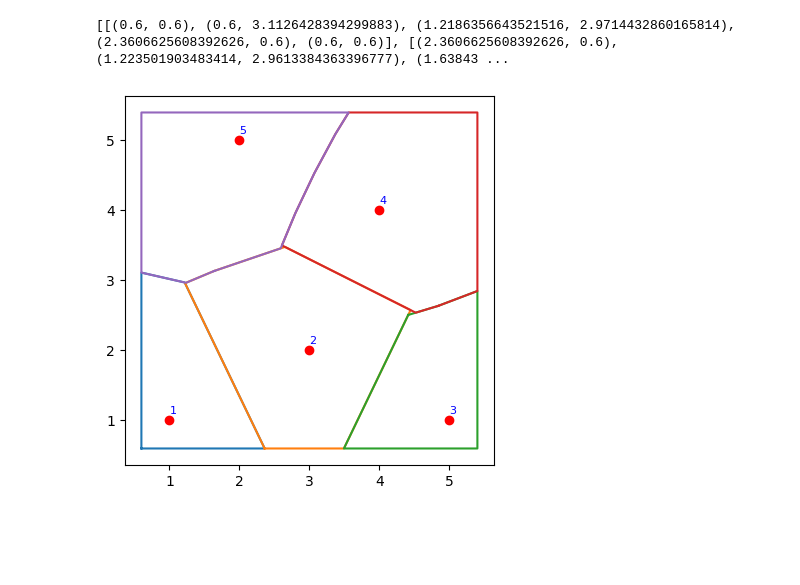
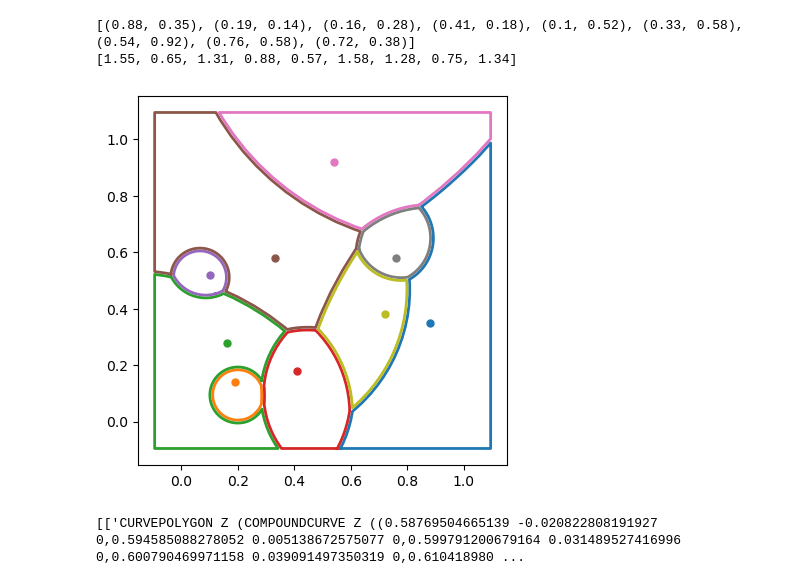
Before and after one commit to mauriciodev/pymwv, a Jupyter notebook: pymwv.ipynb, the cells around one changed output. Drawn from its saved outputs; the diff is of its cells as text; code cells hidden in the pictures; blank space fills up the shorter version.

Commit message:
Fix notebook with varying weights

```diff
--- a/pymwv.ipynb
+++ b/pymwv.ipynb
@@ -145,34 +170,0 @@ def create_extent(points):
-# %%
-points = [
-    (1, 1),
-    (3, 2),
-    (5, 1),
-    (4, 4),
-    (2, 5)
-]
-weights = [1.11, 1.12, 1.13, 1.1, 1.2]
-
-sites = [{'p': p, 'w': w} for p, w in zip(points, weights)]
-extent = create_extent(points)
-
-mwvd = MWVD()
-polygons = mwvd.getMWVLayer(sites, extent)
-
-# Plotting the polygons
-fig, ax = plt.subplots()
-print(polygons)
-for polygon in polygons:
-    xs, ys = zip(*polygon)
-    ax.plot(xs, ys, '-')
-
-# Plot the sites
-for i, point in enumerate(points):
-    ax.plot(point[0], point[1], 'ro')
-    ax.text(point[0], point[1]+0.1, f'{i+1}', fontsize=8, color='blue')
-
-ax.set_aspect('equal')
-
-plt.show()
-# %% [output]
-[[(0.6, 0.6), (0.6, 3.1126428394299883), (1.2186356643521516, 2.9714432860165814), (2.3606625608392626, 0.6), (0.6, 0.6)], [(2.3606625608392626, 0.6), (1.223501903483414, 2.9613384363396777), (1.63843 ...
-[figure, removed]
@@ -178,0 +230,29 @@ plt.show()
+# %%
+import numpy as np
+
+def generate_random_floats(min_val, max_val, n, dp=2):
+    return [round(num, dp) for num in np.random.uniform(min_val, max_val, n)]
+
+def create_random_points(n, min_val=0.05, max_val=0.95):
+    x_coords = generate_random_floats(min_val, max_val, n)
+    y_coords = generate_random_floats(min_val, max_val, n)
+    return list(zip(x_coords, y_coords))
+# %%
+if __name__ == "__main__":
+    n = 9
+    points = create_random_points(n)
+    weights = generate_random_floats(1/2., 2, n)
+
+    print(points)
+    print(weights)
+
+    # points = [(0.34, 0.15), (0.3, 0.81), (0.15, 0.19), (0.85, 0.26), (0.69, 0.51), (0.93, 0.65), (0.73, 0.83), (0.61, 0.77), (0.79, 0.5)]
+    # weights = [1.26, 1.08, 0.73, 1.35, 1.75, 1.06, 1.06, 0.68, 0.91]
+
+    polys = plot_weighted_voronoi(points, weights, create_extent(0, 0, 1, 1))
+    print(list([poly.ExportToWkt()] for poly in polys))
+# %% [output]
+[(0.88, 0.35), (0.19, 0.14), (0.16, 0.28), (0.41, 0.18), (0.1, 0.52), (0.33, 0.58), (0.54, 0.92), (0.76, 0.58), (0.72, 0.38)]
+[1.55, 0.65, 1.31, 0.88, 0.57, 1.58, 1.28, 0.75, 1.34]
+[figure, added]
+[['CURVEPOLYGON Z (COMPOUNDCURVE Z ((0.58769504665139 -0.020822808191927 0,0.594585088278052 0.005138672575077 0,0.599791200679164 0.031489527416996 0,0.600790469971158 0.039091497350319 0,0.610418980 ...
```
Also changed, not shown: parts of 5 cells of this notebook.
